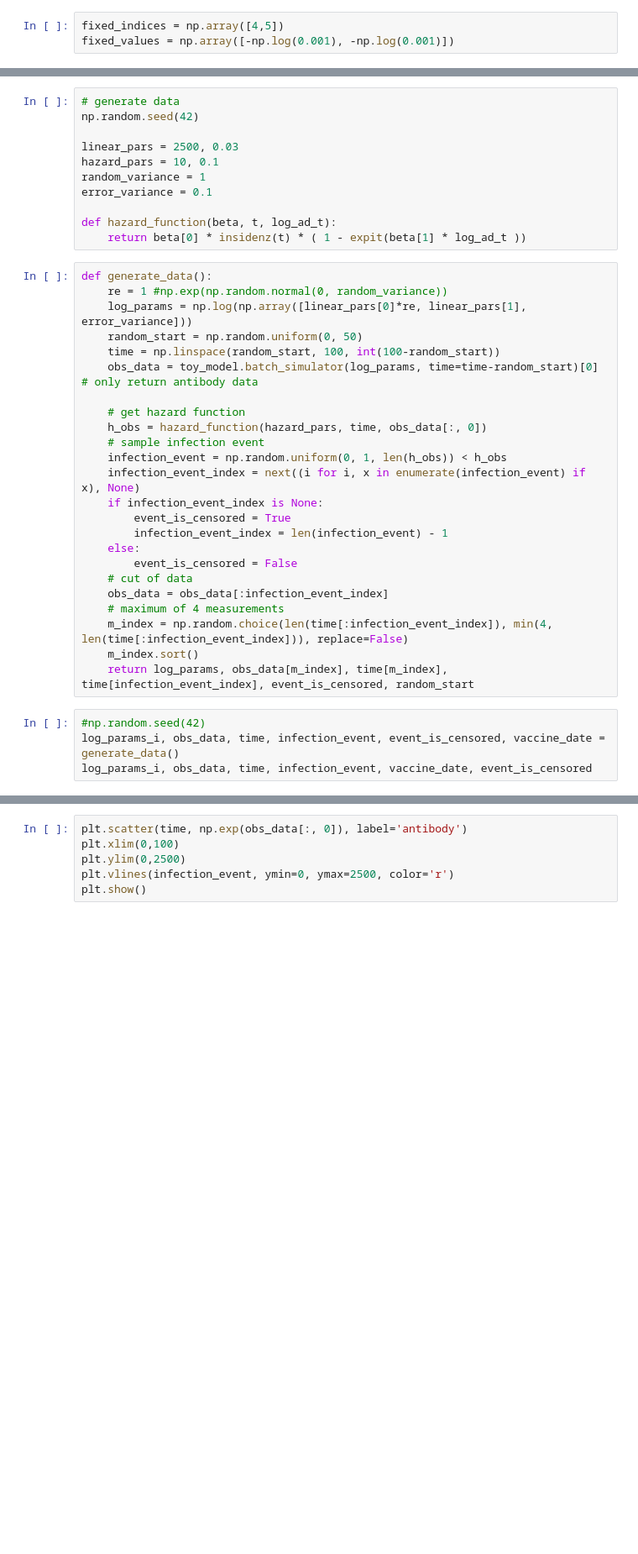
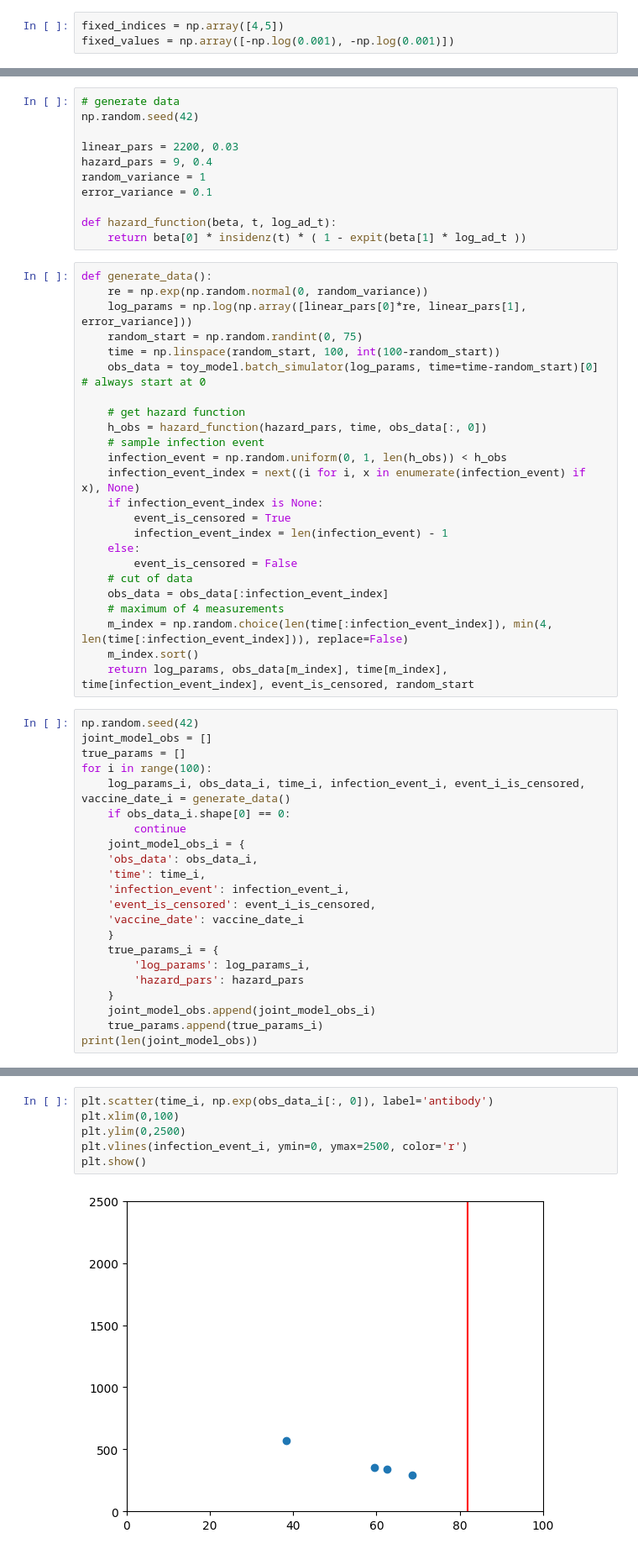
Before and after one commit to arrjon/Amortized-NLME-Models, a Jupyter notebook: Experiments/Amortized Joint Model.ipynb, the cells around one changed output, grey strips where cells are left out. Shown: that part at 84% size. Saved outputs shown, nothing was run; the diff lists cells and outputs as text; blank space fills up the shorter version.

Commit message:
added joint model loss

```diff
--- a/Experiments/Amortized Joint Model.ipynb
+++ b/Experiments/Amortized Joint Model.ipynb
@@ -173,8 +187,8 @@ toy_samples.mean(axis=0), -np.log(toy_samples.var(axis=0))
 # generate data
 np.random.seed(42)
 
-linear_pars = 2500, 0.03
-hazard_pars = 10, 0.1
+linear_pars = 2200, 0.03
+hazard_pars = 9, 0.4
 random_variance = 1
 error_variance = 0.1
 
@@ -182,11 +196,11 @@ def hazard_function(beta, t, log_ad_t):
     return beta[0] * insidenz(t) * ( 1 - expit(beta[1] * log_ad_t ))
 # %%
 def generate_data():
-    re = 1 #np.exp(np.random.normal(0, random_variance))
+    re = np.exp(np.random.normal(0, random_variance))
     log_params = np.log(np.array([linear_pars[0]*re, linear_pars[1], error_variance]))
-    random_start = np.random.uniform(0, 50)
+    random_start = np.random.randint(0, 75)
     time = np.linspace(random_start, 100, int(100-random_start))
-    obs_data = toy_model.batch_simulator(log_params, time=time-random_start)[0]  # only return antibody data
+    obs_data = toy_model.batch_simulator(log_params, time=time-random_start)[0]  # always start at 0
 
     # get hazard function
     h_obs = hazard_function(hazard_pars, time, obs_data[:, 0])
@@ -205,6 +219,24 @@ def generate_data():
     m_index.sort()
     return log_params, obs_data[m_index], time[m_index], time[infection_event_index], event_is_censored, random_start
 # %%
-#np.random.seed(42)
-log_params_i, obs_data, time, infection_event, event_is_censored, vaccine_date = generate_data()
-log_params_i, obs_data, time, infection_event, vaccine_date, event_is_censored
+np.random.seed(42)
+joint_model_obs = []
+true_params = []
+for i in range(100):
+    log_params_i, obs_data_i, time_i, infection_event_i, event_i_is_censored, vaccine_date_i = generate_data()
+    if obs_data_i.shape[0] == 0:
+        continue
+    joint_model_obs_i = {
+    'obs_data': obs_data_i,
+    'time': time_i,
+    'infection_event': infection_event_i,
+    'event_is_censored': event_i_is_censored,
+    'vaccine_date': vaccine_date_i
+    }
+    true_params_i = {
+        'log_params': log_params_i,
+        'hazard_pars': hazard_pars
+    }
+    joint_model_obs.append(joint_model_obs_i)
+    true_params.append(true_params_i)
+print(len(joint_model_obs))
@@ -211,6 +245,8 @@ log_params_i, obs_data, time, infection_event, vaccine_date, event_is_censored
 # %%
-plt.scatter(time, np.exp(obs_data[:, 0]), label='antibody')
+plt.scatter(time_i, np.exp(obs_data_i[:, 0]), label='antibody')
 plt.xlim(0,100)
 plt.ylim(0,2500)
-plt.vlines(infection_event, ymin=0, ymax=2500, color='r')
+plt.vlines(infection_event_i, ymin=0, ymax=2500, color='r')
 plt.show()
+# %% [output]
+[figure, added]
```
Also changed, not shown: parts of 27 cells of this notebook, 3 other files.
